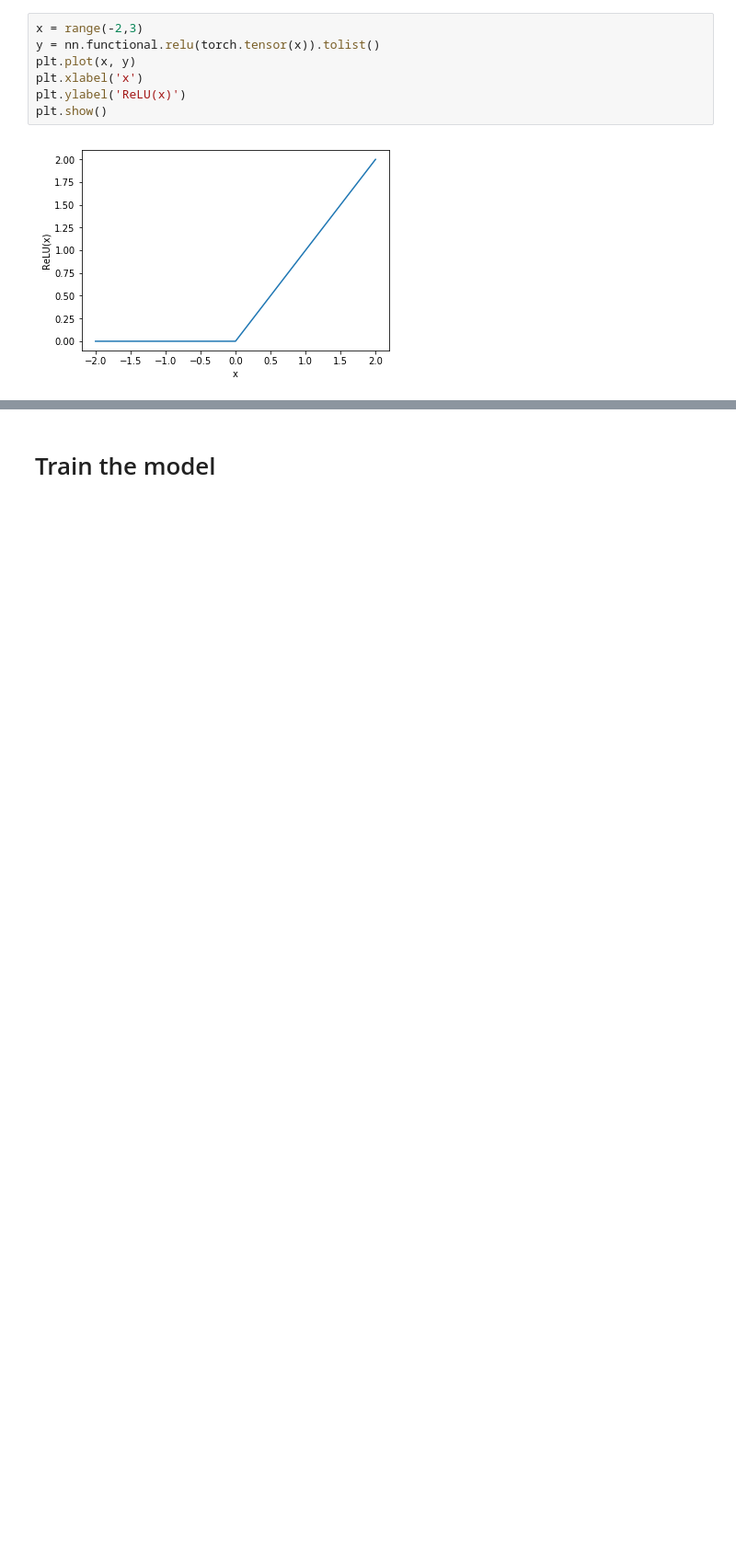
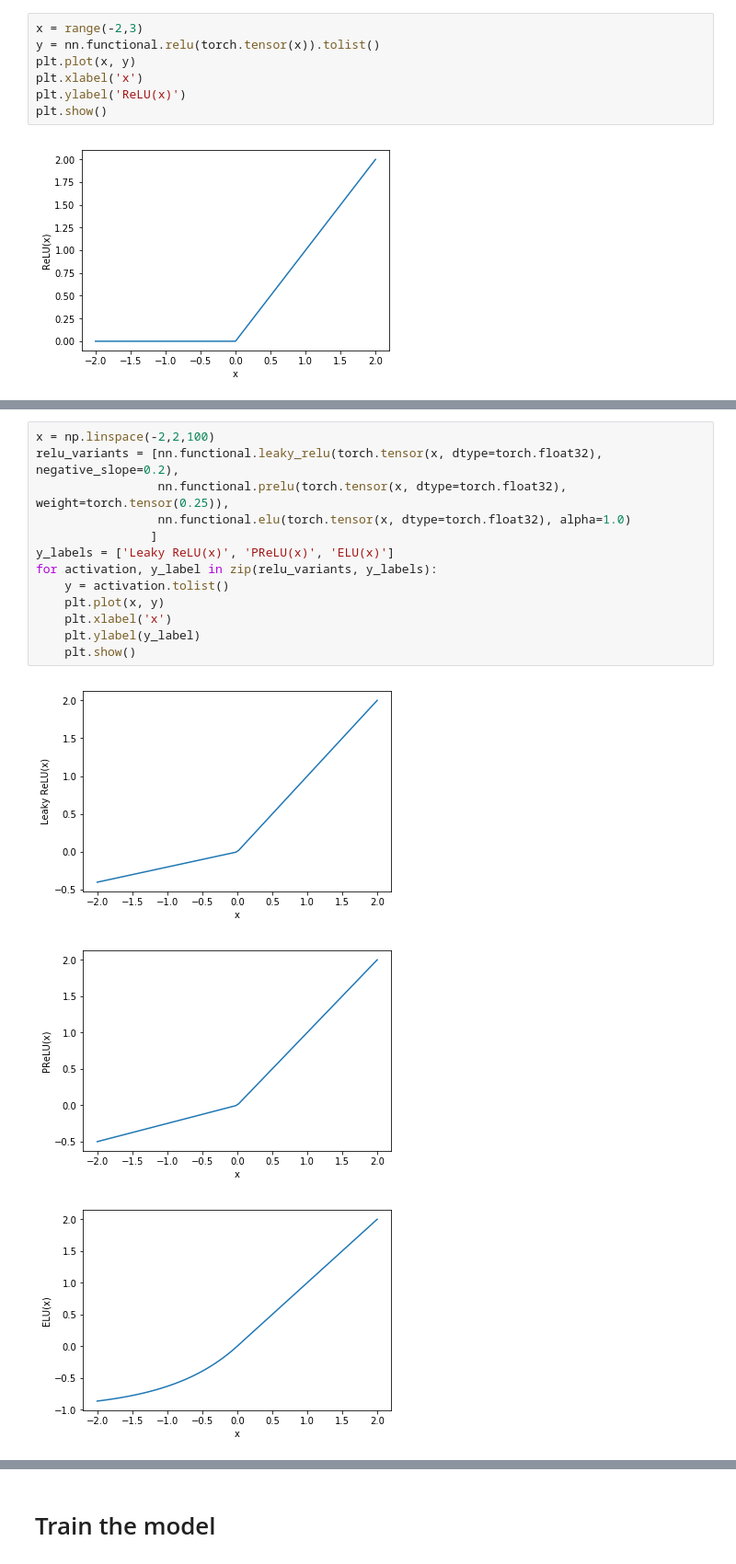
Before and after one commit to burgerphilia/machine-learing-basics, a Jupyter notebook: cnn_with_pytorch.ipynb, the cells around one changed output, grey strips where cells are left out. Shown at 92% size. Drawn from its saved outputs; the diff is of its cells as text; blank space fills up the shorter version.

```diff
--- a/cnn_with_pytorch.ipynb
+++ b/cnn_with_pytorch.ipynb
@@ -349,0 +351,17 @@ _Exponential Linear Unit_(ELU)는 음수 부분에 지수를 취해준 형태의
+# %%
+x = np.linspace(-2,2,100)
+relu_variants = [nn.functional.leaky_relu(torch.tensor(x, dtype=torch.float32), negative_slope=0.2),
+                 nn.functional.prelu(torch.tensor(x, dtype=torch.float32), weight=torch.tensor(0.25)),
+                 nn.functional.elu(torch.tensor(x, dtype=torch.float32), alpha=1.0)
+                ]
+y_labels = ['Leaky ReLU(x)', 'PReLU(x)', 'ELU(x)']
+for activation, y_label in zip(relu_variants, y_labels):
+    y = activation.tolist()
+    plt.plot(x, y)
+    plt.xlabel('x')
+    plt.ylabel(y_label)
+    plt.show()
+# %% [output]
+[figure, added]
+[figure, added]
+[figure, added]
```
Also changed, not shown: parts of 10 cells of this notebook.
